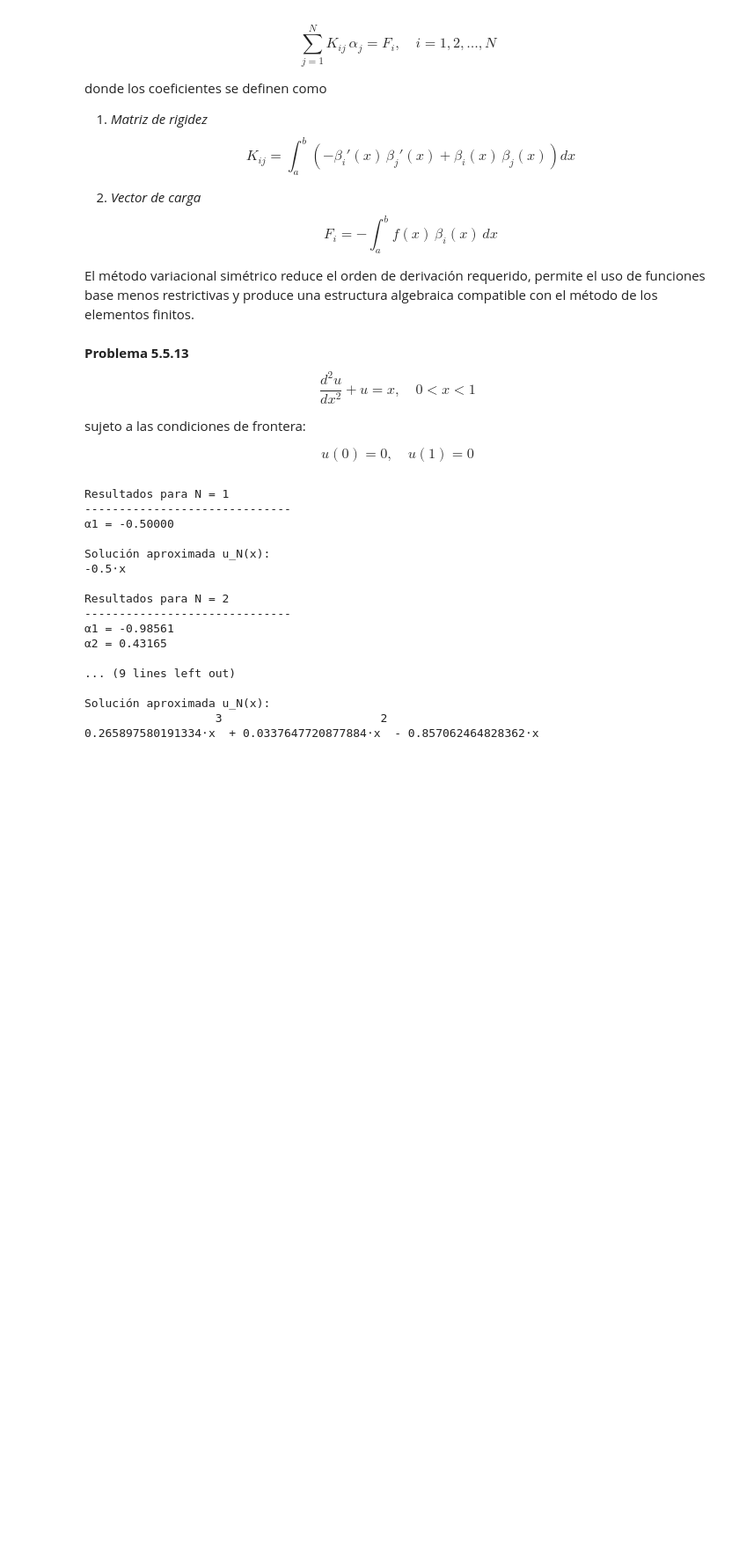
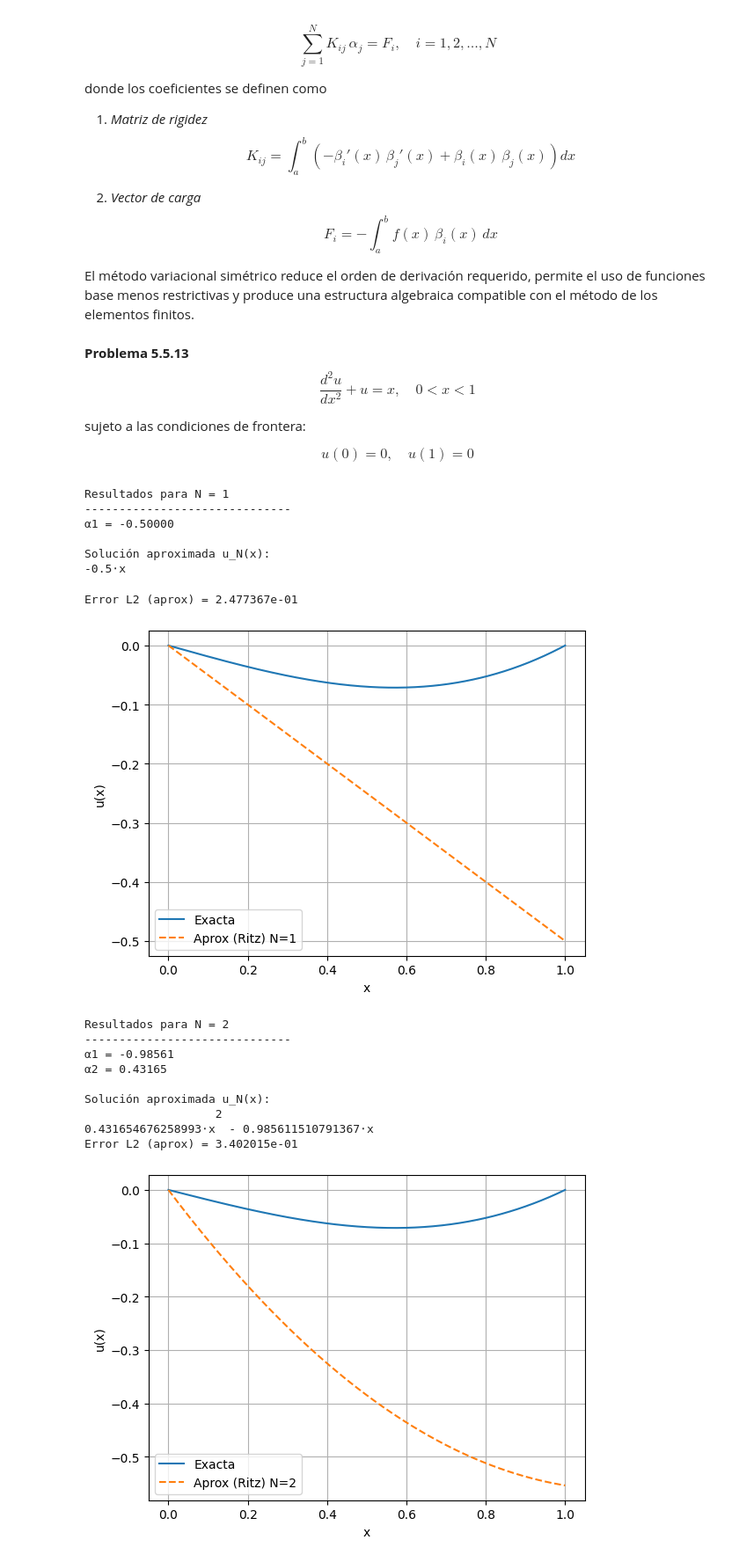
Before and after one commit to desireesosa/EDPII, a Jupyter notebook: SimetricoVariacional.ipynb, the cells around one changed output. Shown at 88% size. Drawn from its saved outputs; the diff is of its cells as text; code cells hidden in the pictures; blank space fills up the shorter version.

```diff
--- a/SimetricoVariacional.ipynb
+++ b/SimetricoVariacional.ipynb
@@ -124,33 +124,54 @@ def print_solution(N):
     print(f"\nResultados para N = {N}")
     print("-"*30)
     for i, a in enumerate(alpha, start=1):
-        print(f"α{i} = {a:.5f}")
+        print(f"α{i} = {a:.5f}") # Corrected f-string
+
     u_expr = sum(alpha[i-1] * x**i for i in range(1, N+1))
     print("\nSolución aproximada u_N(x):")
     sp.pprint(sp.expand(u_expr))
+
+    # Analytical solution for u''+u=x, u(0)=0, u(1)=0 is u(x) = x - sin(x)/sin(1)
+    u_exact_analytical = x - sp.sin(x)/sp.sin(sp.sympify(1))
+    u_exact_fun = sp.lambdify(x, u_exact_analytical, "numpy")
+
+    # Function for the approximated solution
+    u_h_fun = sp.lambdify(x, u_expr, "numpy")
+
+    xx = np.linspace(0, 1, 400)
+    yh = u_h_fun(xx)
+    ye = u_exact_fun(xx)
+
+    err_L2 = np.sqrt(np.trapz((ye - yh)**2, xx)) # Using np.trapz for L2 error calculation
+    print(f"Error L2 (aprox) = {err_L2:.6e}")
+
+    plt.figure()
+    plt.plot(xx, ye, label="Exacta") # Label changed to 'Exacta'
+    plt.plot(xx, yh, "--", label=f"Aprox (Ritz) N={N}")
+    plt.xlabel("x")
+    plt.ylabel("u(x)")
+    plt.grid(True)
+    plt.legend()
+    plt.show()
 # %%
 #para N
 for N in [1, 2, 3]:
     print_solution(N)
-
-# Solución exacta
-def u_exact(x_vals):
-    return (2*np.cos(1 - x_vals) - np.sin(x_vals))/np.cos(1) + x_vals -
 # %% [output]
 Resultados para N = 1
 ------------------------------
 α1 = -0.50000
 
 Solución aproximada u_N(x):
 -0.5⋅x
-
-Resultados para N = 2
-------------------------------
-α1 = -0.98561
-α2 = 0.43165
-
-... (9 lines left out)
-
-Solución aproximada u_N(x):
-                   3                       2
-0.265897580191334⋅x  + 0.0337647720877884⋅x  - 0.857062464828362⋅x
+Error L2 (aprox) = 2.477367e-01
+[figure, added]
+Resultados para N = 2
+------------------------------
+α1 = -0.98561
+α2 = 0.43165
+
+Solución aproximada u_N(x):
+                   2
+0.431654676258993⋅x  - 0.985611510791367⋅x
+Error L2 (aprox) = 3.402015e-01
+[figure, added]
```
Also changed, not shown: parts of 2 cells of this notebook.
